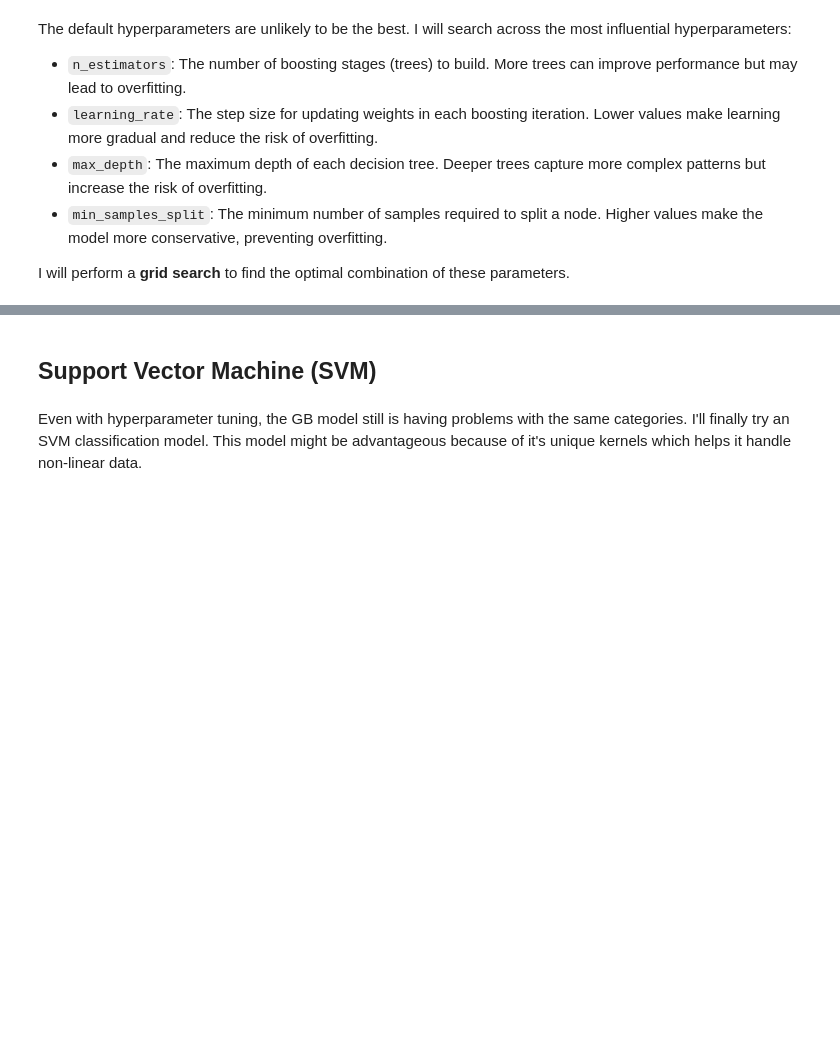
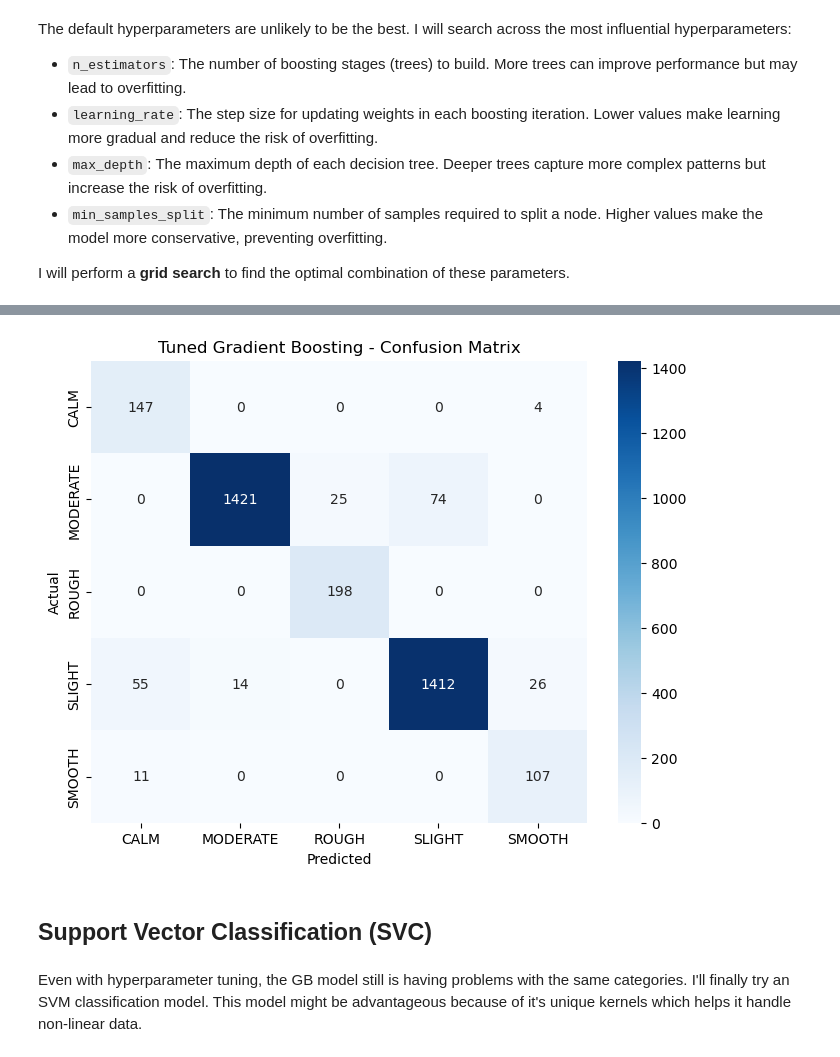
Before and after one commit to colinbeyers/GEOL558-submissions, a Jupyter notebook: module_3/module_3.ipynb, the cells around one changed output, grey strips where cells are left out. Drawn from its saved outputs; the diff is of its cells as text; code cells hidden in the pictures; blank space fills up the shorter version.

```diff
--- a/module_3/module_3.ipynb
+++ b/module_3/module_3.ipynb
@@ -371,12 +456,14 @@ param_grid = {
 }
 
 # Set up the GridSearchCV
-grid_search = GridSearchCV(estimator=gb_model,
-                           param_grid=param_grid,
-                           cv=5,
+grid_search = RandomizedSearchCV(estimator=gb_model,
+                           param_distributions=param_grid,
+                           n_iter=20,
+                           cv=3,
                            scoring='accuracy',
                            n_jobs=-1,
-                           verbose=2)
+                           verbose=2,
+                           random_state=42)
 
 # Fit the model with grid search
 grid_search.fit(X_train, y_train)
@@ -398,12 +507,14 @@ print(f"F1 Score (weighted): {f1}")
 # %%
 pyp.figure(figsize=(8, 6))
 sbn.heatmap(cm, annot=True, fmt='g', cmap='Blues', xticklabels=label_encoder.classes_, yticklabels=label_encoder.classes_)
-pyp.title('Confusion Matrix')
+pyp.title('Tuned Gradient Boosting - Confusion Matrix')
 pyp.xlabel('Predicted')
 pyp.ylabel('Actual')
 pyp.show()
+# %% [output]
+[figure, added]
 # %% [markdown]
-## Support Vector Machine (SVM)
+## Support Vector Classification (SVC)
 # %% [markdown]
 Even with hyperparameter tuning, the GB model still is having problems with the same categories. I'll finally try an SVM classification model. This model might be advantageous because of it's unique kernels which helps it handle non-linear data.
 # %% [markdown]
```
Also changed, not shown: parts of 51 cells of this notebook.
